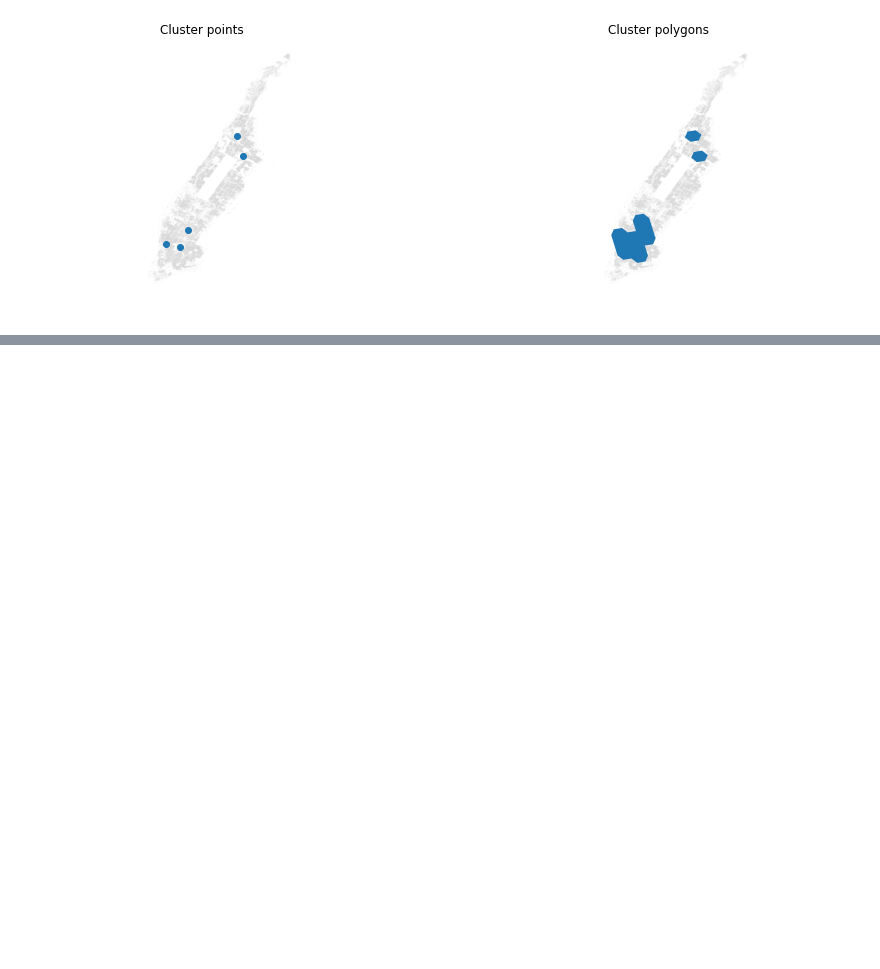
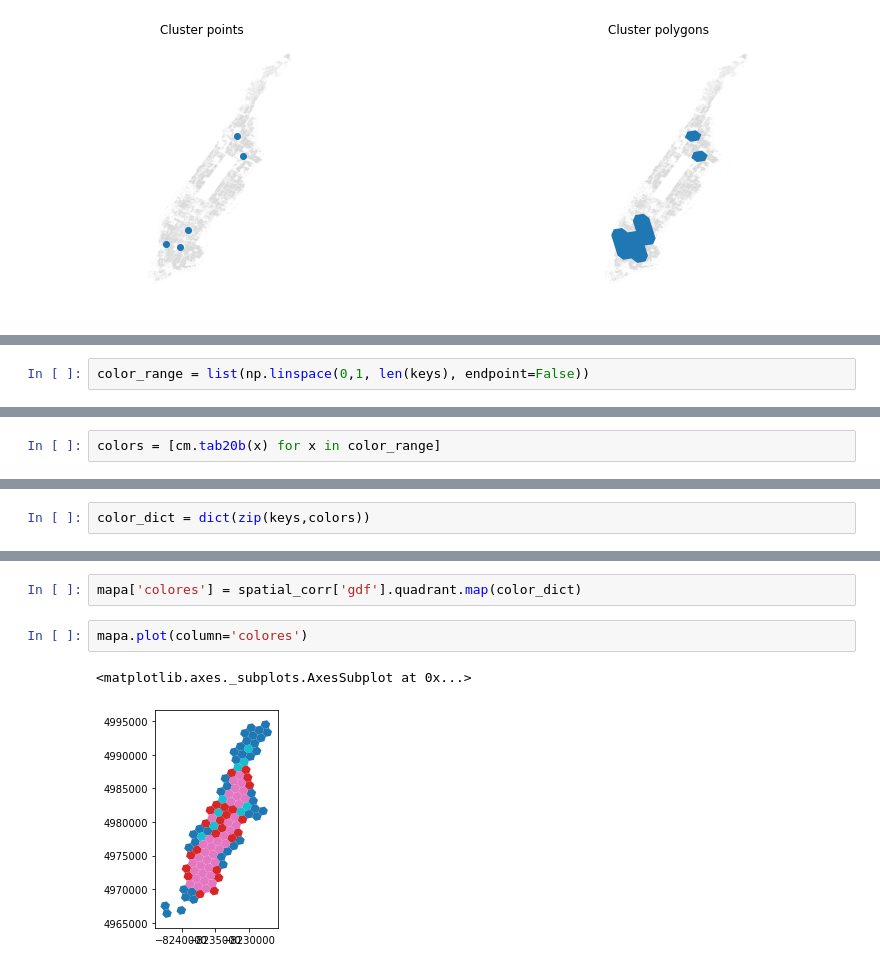
Before and after one commit to UDST/udtk, a Jupyter notebook: notebooks/clustering.ipynb, the cells around one changed output, grey strips where cells are left out. Saved outputs shown, nothing was run; the diff lists cells and outputs as text; blank space fills up the shorter version.

```diff
--- a/notebooks/clustering.ipynb
+++ b/notebooks/clustering.ipynb
@@ -282,0 +289,2 @@ ax2.set_title('Cluster polygons');
+# %%
+color_range = list(np.linspace(0,1, len(keys), endpoint=False))
@@ -282,0 +297,2 @@ ax2.set_title('Cluster polygons');
+# %%
+colors = [cm.tab20b(x) for x in color_range]
@@ -282,0 +314,2 @@ ax2.set_title('Cluster polygons');
+# %%
+color_dict = dict(zip(keys,colors))
@@ -282,0 +338,7 @@ ax2.set_title('Cluster polygons');
+# %%
+mapa['colores'] = spatial_corr['gdf'].quadrant.map(color_dict)
+# %%
+mapa.plot(column='colores')
+# %% [output]
+<matplotlib.axes._subplots.AxesSubplot at 0x...>
+[figure, added]
```
Also changed, not shown: parts of 10 cells of this notebook, 3 other files.
